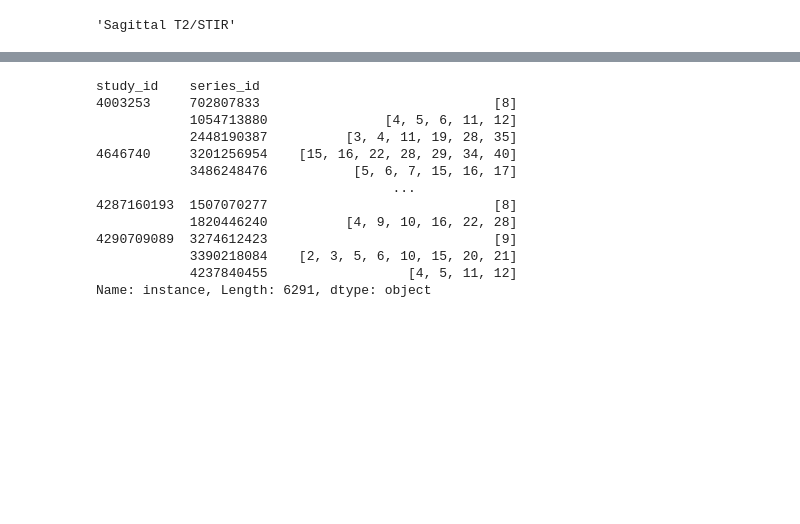
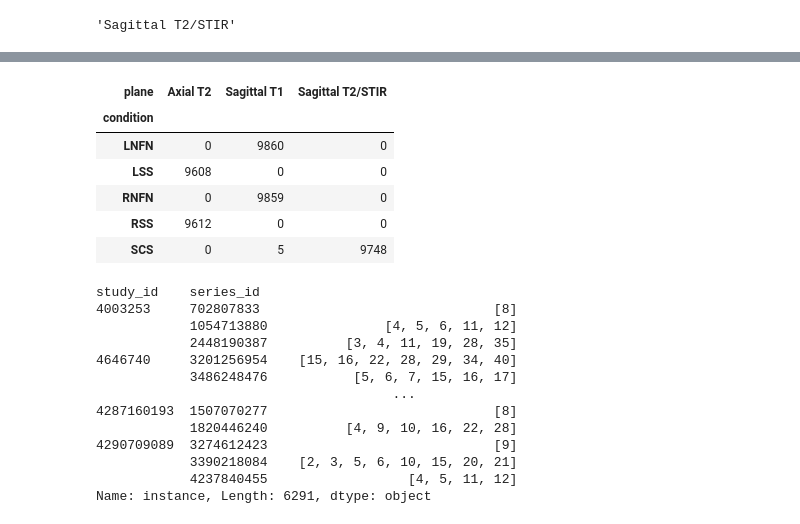
Before and after one commit to rosulucian/deep_learning_playground, a Jupyter notebook: kaggle/RSNA/EDA.ipynb, the cells around one changed output, grey strips where cells are left out. Saved outputs shown, nothing was run; the diff lists cells and outputs as text; code cells hidden in the pictures; blank space fills up the shorter version.

```diff
--- a/kaggle/RSNA/EDA.ipynb
+++ b/kaggle/RSNA/EDA.ipynb
@@ -105,3 +111,13 @@ coords_df[(coords_df.condition == 'SCS') & (coords_df.plane != 'Axial T2')].samp
+# %%
+pd.crosstab(coords_df.condition, coords_df.plane)
+# %% [output]
+| plane | Axial T2 | Sagittal T1 | Sagittal T2/STIR |
+| condition |  |  |  |
+| LNFN | 0 | 9860 | 0 |
+| LSS | 9608 | 0 | 0 |
+| RNFN | 0 | 9859 | 0 |
+| RSS | 9612 | 0 | 0 |
+| SCS | 0 | 5 | 9748 |
 # %%
 # get the positive slices
 coords_df.groupby(['study_id','series_id']).instance.unique()
```
Also changed, not shown: parts of 37 cells of this notebook, 1 other file.
